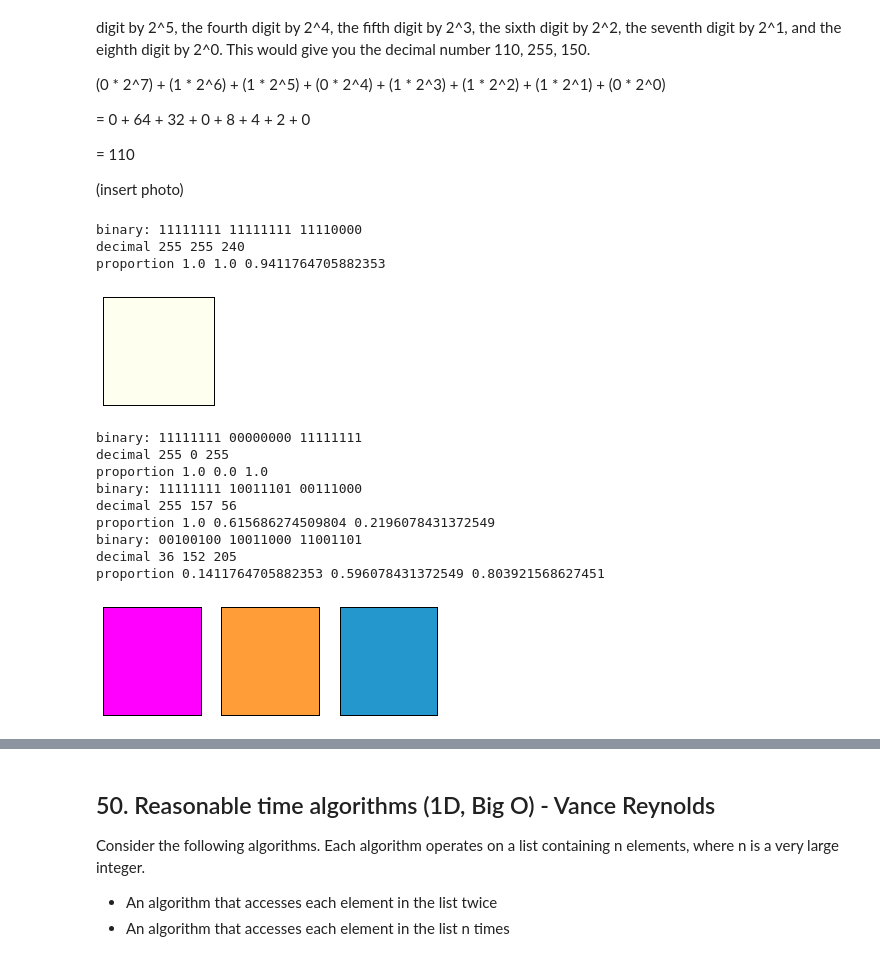
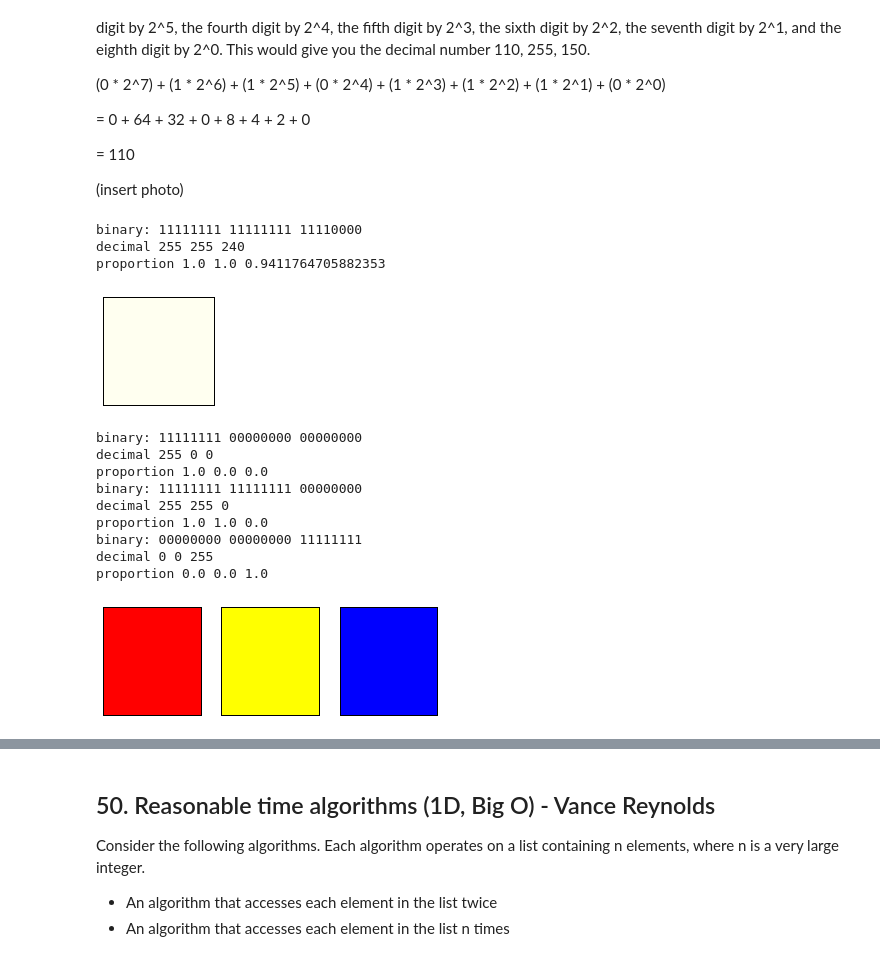
Before and after one commit to alishahussain/tri3, a Jupyter notebook: _notebooks/2024-03-12-CSP-MCQ-2020-missed.ipynb, the cells around one changed output, grey strips where cells are left out. Drawn from its saved outputs; the diff is of its cells as text; code cells hidden in the pictures.

```diff
--- a/_notebooks/2024-03-12-CSP-MCQ-2020-missed.ipynb
+++ b/_notebooks/2024-03-12-CSP-MCQ-2020-missed.ipynb
@@ -206,43 +227,43 @@ def plot_colors(rgb_triplets):
         # Normalize number to [0, 1] range, as it is expected by matplotlib
         red, green, blue = red_decimal/255, green_decimal/255, blue_decimal/255
 
         # Define a rectangle patch with the binary RGB triplet color and a black border
         rect = patches.Rectangle((0, 0), 1, 1, facecolor=(red, green, blue), edgecolor='black', linewidth=2)
 
         # Add the rectangle to the plot which shows the color
         ax.add_patch(rect)
 
         # Remove axis information, we just want to see the color
         ax.axis('off')
 
         # Print the binary and decimal values
         print("binary:", red_binary, green_binary, blue_binary)
         print("decimal", red_decimal, green_decimal, blue_decimal)
         print("proportion", red, green, blue)
 
     # Show the colors
     plt.show()
 
 # Test the function with a list of RGB triplets
 rgb_triplet = [('11111111', '11111111', '11110000')] # College Board example
 plot_colors(rgb_triplet)
 
-rgb_primary = [('11111111', '00000000', '11111111'),
-                ('11111111', '10011101', '00111000'),
-                ('00100100', '10011000', '11001101')]
+rgb_primary = [('11111111', '00000000', '00000000'),
+                ('11111111', '11111111', '00000000'),
+                ('00000000', '00000000', '11111111')]
 plot_colors(rgb_primary)
 # %% [output]
 binary: 11111111 11111111 11110000
 decimal 255 255 240
 proportion 1.0 1.0 0.9411764705882353
 [figure]
-binary: 11111111 00000000 11111111
-decimal 255 0 255
-proportion 1.0 0.0 1.0
-binary: 11111111 10011101 00111000
-decimal 255 157 56
-proportion 1.0 0.615686274509804 0.2196078431372549
-binary: 00100100 10011000 11001101
-decimal 36 152 205
-proportion 0.1411764705882353 0.596078431372549 0.803921568627451
+binary: 11111111 00000000 00000000
+decimal 255 0 0
+proportion 1.0 0.0 0.0
+binary: 11111111 11111111 00000000
+decimal 255 255 0
+proportion 1.0 1.0 0.0
+binary: 00000000 00000000 11111111
+decimal 0 0 255
+proportion 0.0 0.0 1.0
-[figure, old version]
+[figure, new version]
```
Also changed, not shown: parts of 24 cells of this notebook.
